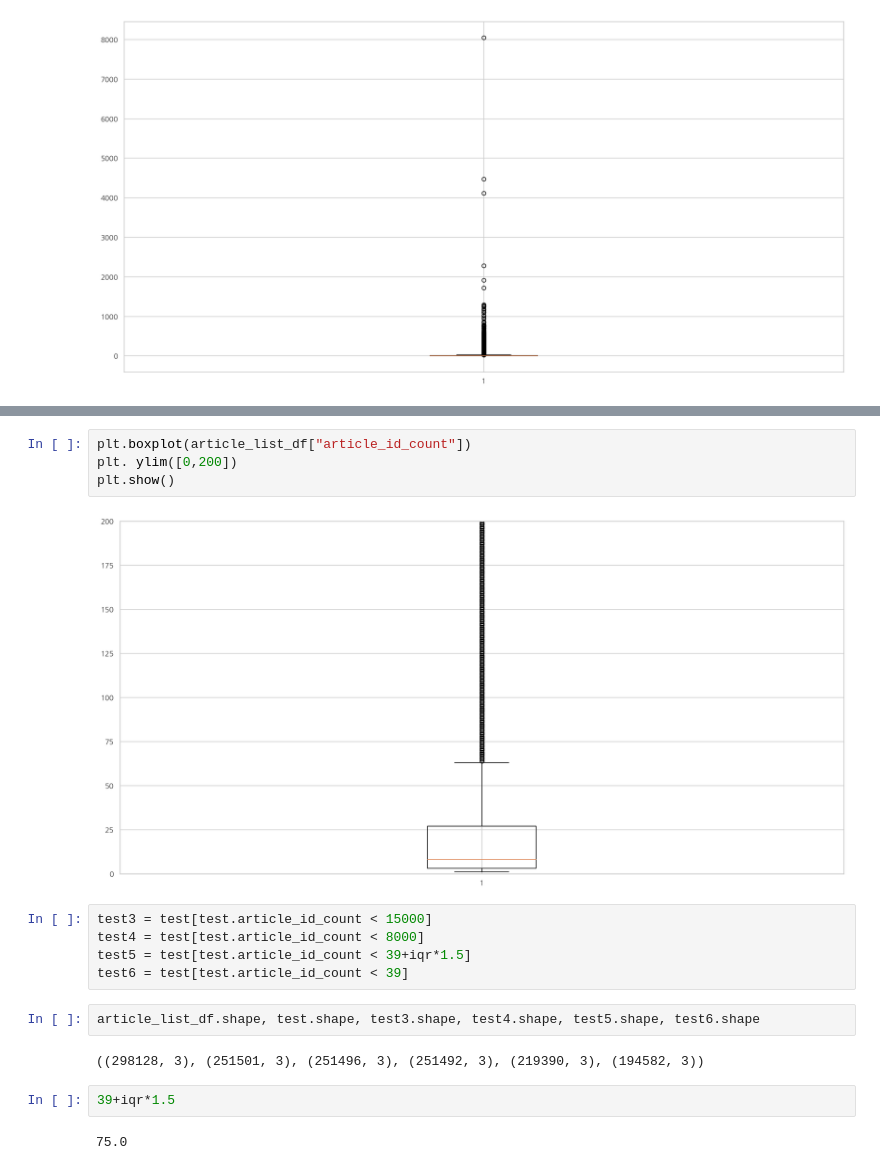
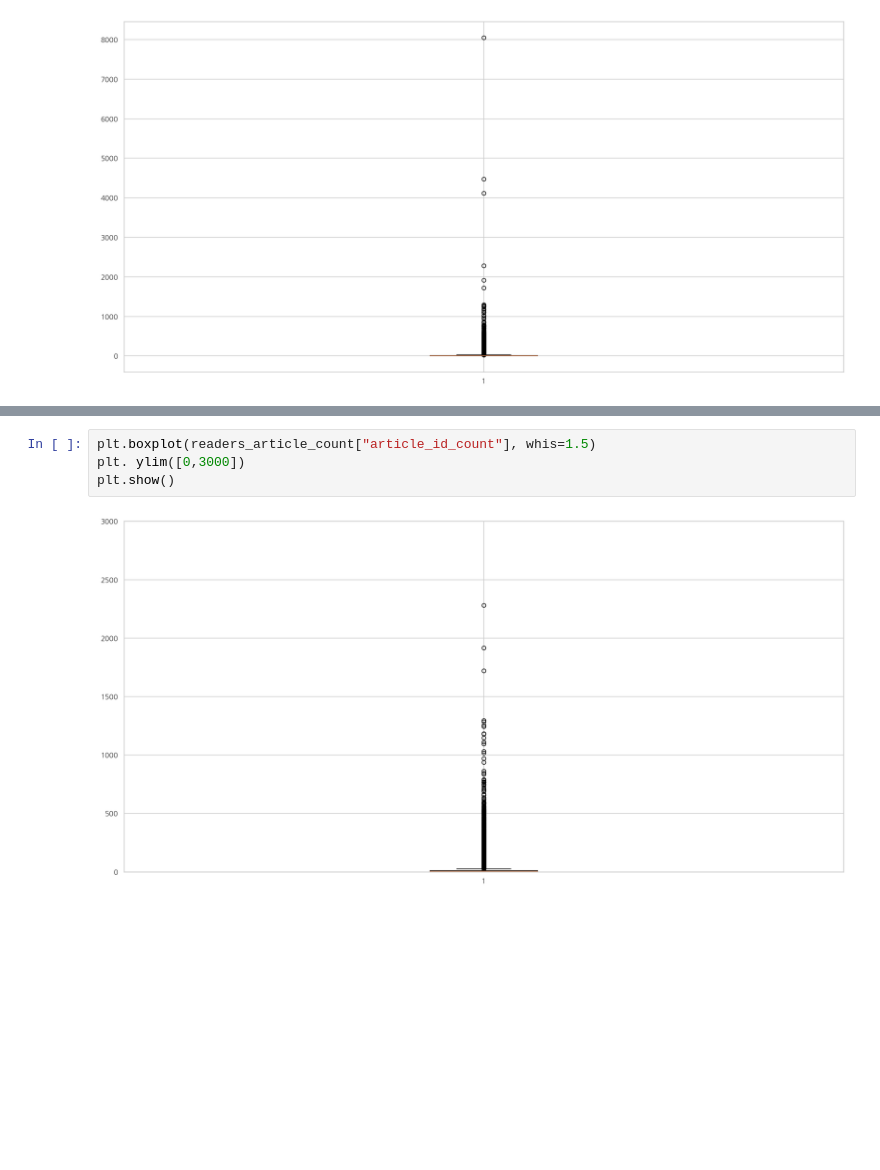
Before and after one commit to dss-14th/ml-repo-4, a Jupyter notebook: Eda.ipynb, the cells around one changed output, grey strips where cells are left out. Saved outputs shown, nothing was run; the diff lists cells and outputs as text; blank space fills up the shorter version.

```diff
--- a/Eda.ipynb
+++ b/Eda.ipynb
@@ -1138,19 +783,6 @@ plt.show()
-# %%
-plt.boxplot(article_list_df["article_id_count"])
-plt. ylim([0,200])
-plt.show()
-# %% [output]
-[figure, removed]
-# %%
-test3 = test[test.article_id_count < 15000]
-test4 = test[test.article_id_count < 8000]
-test5 = test[test.article_id_count < 39+iqr*1.5]
-test6 = test[test.article_id_count < 39]
-# %%
-article_list_df.shape, test.shape, test3.shape, test4.shape, test5.shape, test6.shape
-# %% [output]
-((298128, 3), (251501, 3), (251496, 3), (251492, 3), (219390, 3), (194582, 3))
-# %%
-39+iqr*1.5
-# %% [output]
-75.0
+# %%
+plt.boxplot(readers_article_count["article_id_count"], whis=1.5)
+plt. ylim([0,3000])
+plt.show()
+# %% [output]
+[figure, added]
```
Also changed, not shown: parts of 69 cells of this notebook, 1 other file.
